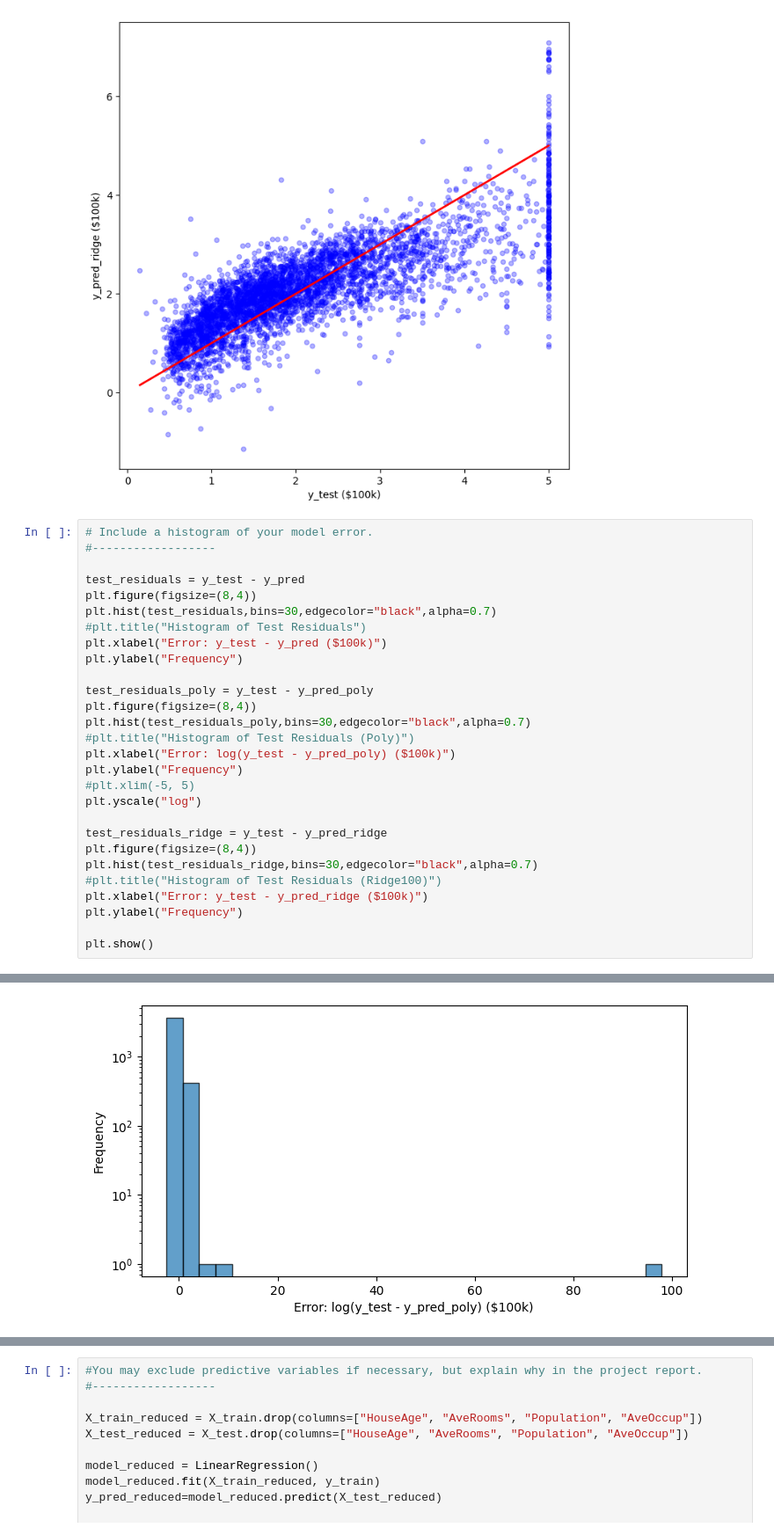
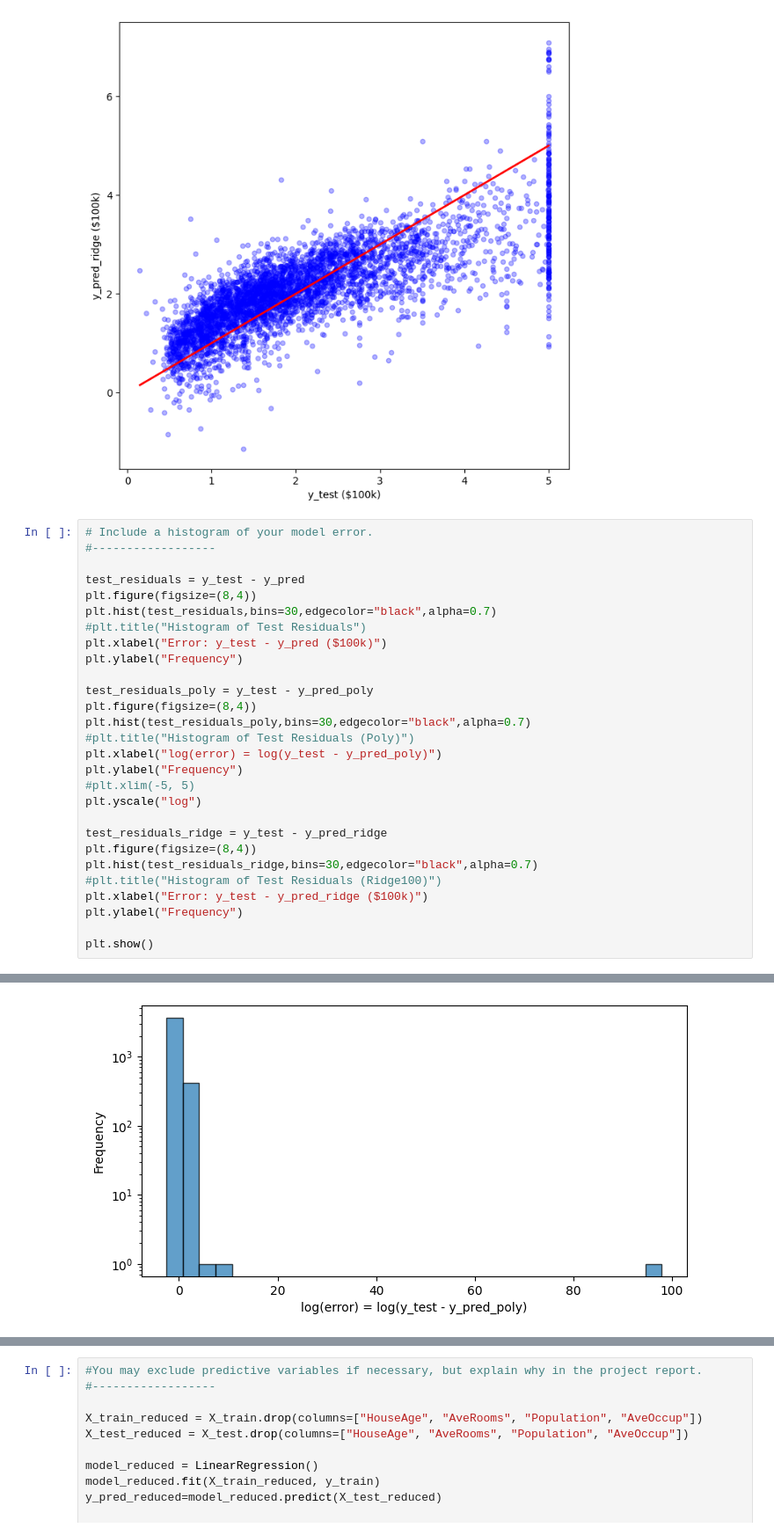
Before and after one commit to yiheng870106/Mathematics-of-Data-Science-Project-1-yiheng, a Jupyter notebook: project1.ipynb, the cells around one changed output, grey strips where cells are left out. Shown: that part at 88% size. Cells and saved outputs as stored; diff of their text form.

```diff
--- a/project1.ipynb
+++ b/project1.ipynb
@@ -179,34 +179,34 @@ RMSE_ridge: 0.7287241939127947
 # %%
 # Include a histogram of your model error.
 #------------------
 
 test_residuals = y_test - y_pred
 plt.figure(figsize=(8,4))
 plt.hist(test_residuals,bins=30,edgecolor="black",alpha=0.7)
 #plt.title("Histogram of Test Residuals")
 plt.xlabel("Error: y_test - y_pred ($100k)")
 plt.ylabel("Frequency")
 
 test_residuals_poly = y_test - y_pred_poly
 plt.figure(figsize=(8,4))
 plt.hist(test_residuals_poly,bins=30,edgecolor="black",alpha=0.7)
 #plt.title("Histogram of Test Residuals (Poly)")
-plt.xlabel("Error: log(y_test - y_pred_poly) ($100k)")
+plt.xlabel("log(error) = log(y_test - y_pred_poly)")
 plt.ylabel("Frequency")
 #plt.xlim(-5, 5)
 plt.yscale("log")
 
 test_residuals_ridge = y_test - y_pred_ridge
 plt.figure(figsize=(8,4))
 plt.hist(test_residuals_ridge,bins=30,edgecolor="black",alpha=0.7)
 #plt.title("Histogram of Test Residuals (Ridge100)")
 plt.xlabel("Error: y_test - y_pred_ridge ($100k)")
 plt.ylabel("Frequency")
 
 plt.show()
 # %% [output]
 [figure]
-[figure, old version]
+[figure, new version]
 [figure]
 # %%
 #You may exclude predictive variables if necessary, but explain why in the project report.
```
